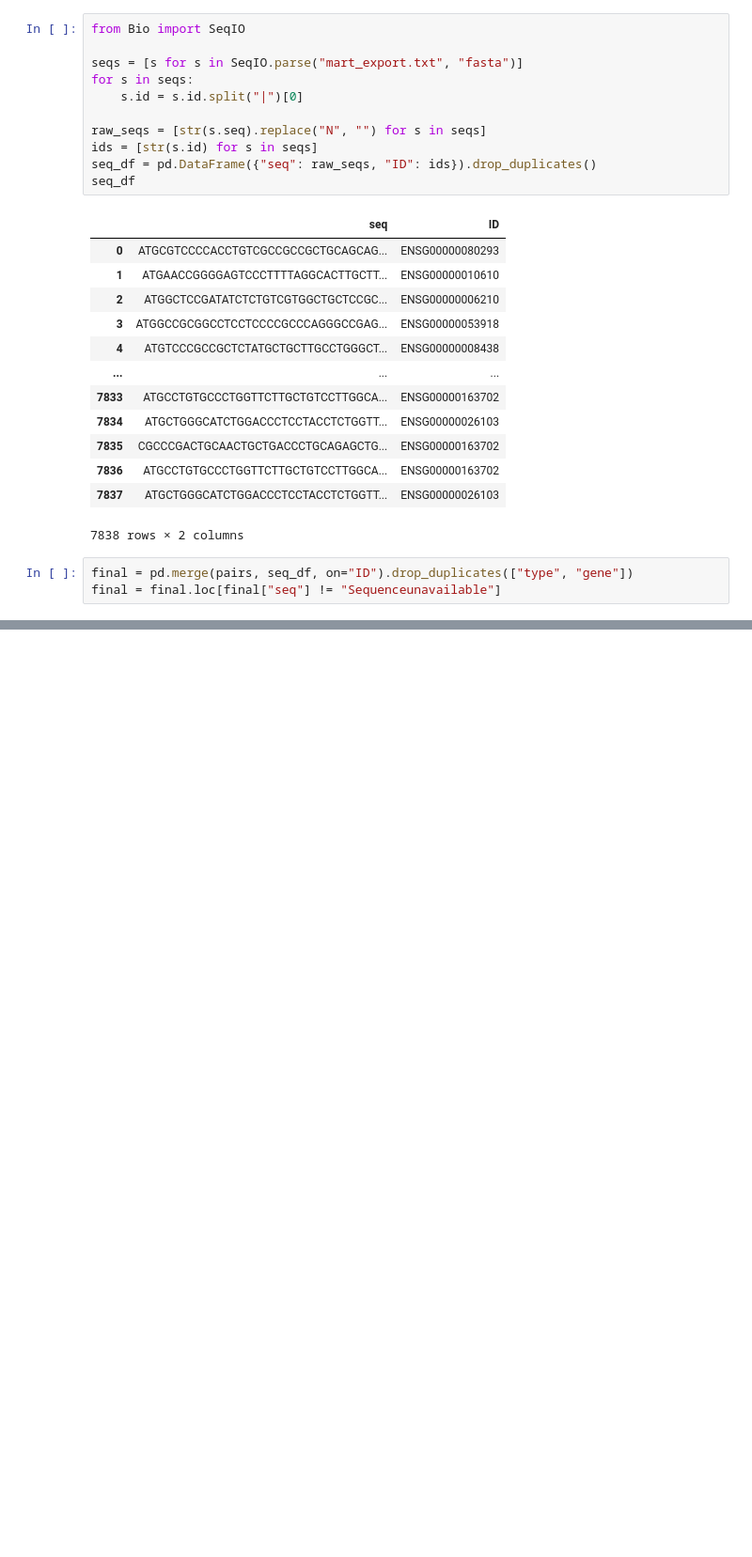
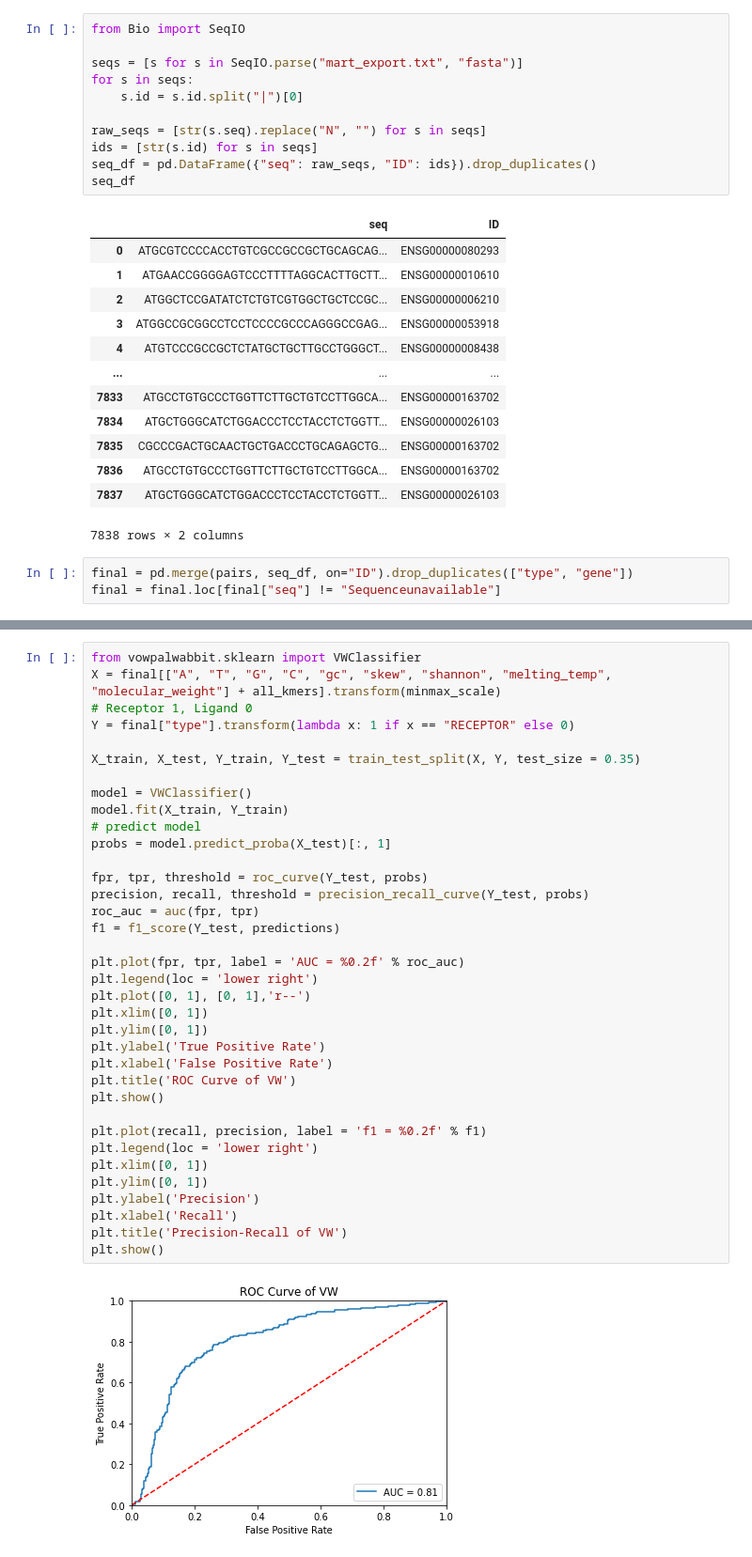
Before and after one commit to 777moneymaker/ml-proj, a Jupyter notebook: project.ipynb, the cells around one changed output, grey strips where cells are left out. Shown: that part at 94% size. Drawn from its saved outputs; the diff is of its cells as text; blank space fills up the shorter version.

```diff
--- a/project.ipynb
+++ b/project.ipynb
@@ -229,0 +263,38 @@ plt.show()
+# %%
+from vowpalwabbit.sklearn import VWClassifier
+X = final[["A", "T", "G", "C", "gc", "skew", "shannon", "melting_temp", "molecular_weight"] + all_kmers].transform(minmax_scale)
+# Receptor 1, Ligand 0
+Y = final["type"].transform(lambda x: 1 if x == "RECEPTOR" else 0)
+
+X_train, X_test, Y_train, Y_test = train_test_split(X, Y, test_size = 0.35)
+
+model = VWClassifier()
+model.fit(X_train, Y_train)
+# predict model
+probs = model.predict_proba(X_test)[:, 1]
+
+fpr, tpr, threshold = roc_curve(Y_test, probs)
+precision, recall, threshold = precision_recall_curve(Y_test, probs)
+roc_auc = auc(fpr, tpr)
+f1 = f1_score(Y_test, predictions)
+
+plt.plot(fpr, tpr, label = 'AUC = %0.2f' % roc_auc)
+plt.legend(loc = 'lower right')
+plt.plot([0, 1], [0, 1],'r--')
+plt.xlim([0, 1])
+plt.ylim([0, 1])
+plt.ylabel('True Positive Rate')
+plt.xlabel('False Positive Rate')
+plt.title('ROC Curve of VW')
+plt.show()
+
+plt.plot(recall, precision, label = 'f1 = %0.2f' % f1)
+plt.legend(loc = 'lower right')
+plt.xlim([0, 1])
+plt.ylim([0, 1])
+plt.ylabel('Precision')
+plt.xlabel('Recall')
+plt.title('Precision-Recall of VW')
+plt.show()
+# %% [output]
+[figure, added]
```
Also changed, not shown: parts of 9 cells of this notebook, 2 other files.
